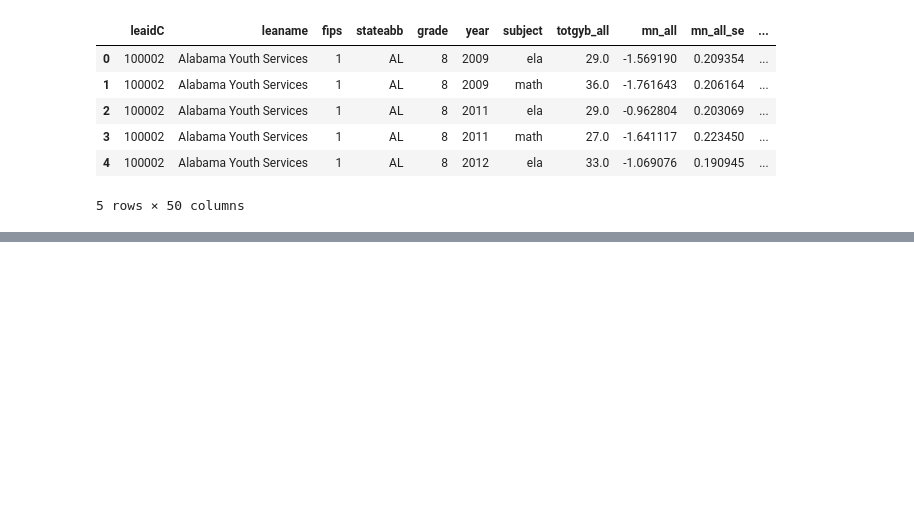
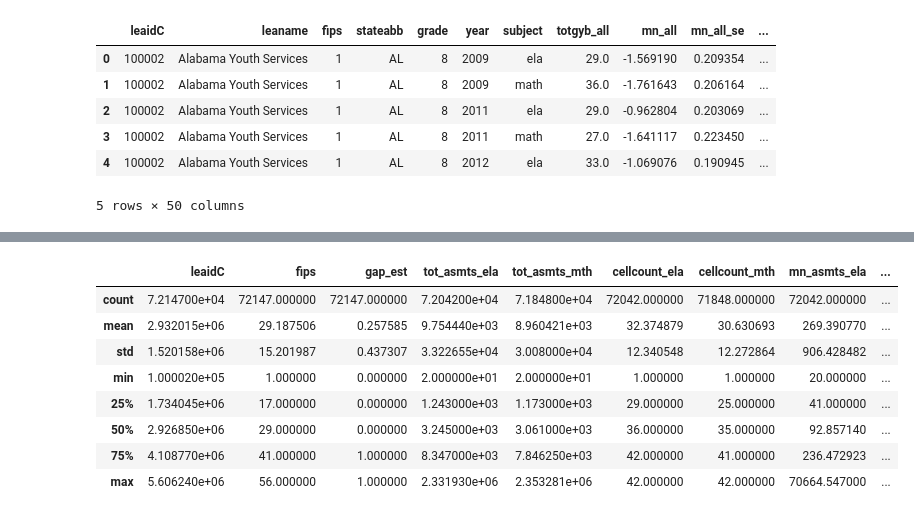
Before and after one commit to tbuck09/Education_Data_Visualization_Project, a Jupyter notebook: SEDA_Data_EDA.ipynb, the cells around one changed output, grey strips where cells are left out. Saved outputs shown, nothing was run; the diff lists cells and outputs as text; code cells hidden in the pictures; blank space fills up the shorter version.

```diff
--- a/SEDA_Data_EDA.ipynb
+++ b/SEDA_Data_EDA.ipynb
@@ -242,0 +455,2 @@ dropna_all_geodist_long_CS.head()
+# %%
+poolsub_cs= pd.read_csv("resources\SEDA_geodist_poolsub_CS_v21.csv")
@@ -242,0 +473,13 @@ dropna_all_geodist_long_CS.head()
+# %%
+desc_poolsub_cs= poolsub_cs.describe()
+desc_poolsub_cs
+# %% [output]
+|  | leaidC | fips | gap_est | tot_asmts_ela | tot_asmts_mth | cellcount_ela | cellcount_mth | mn_asmts_ela | ... |
+| count | 7.214700e+04 | 72147.000000 | 72147.000000 | 7.204200e+04 | 7.184800e+04 | 72042.000000 | 71848.000000 | 72042.000000 | ... |
+| mean | 2.932015e+06 | 29.187506 | 0.257585 | 9.754440e+03 | 8.960421e+03 | 32.374879 | 30.630693 | 269.390770 | ... |
+| std | 1.520158e+06 | 15.201987 | 0.437307 | 3.322655e+04 | 3.008000e+04 | 12.340548 | 12.272864 | 906.428482 | ... |
+| min | 1.000020e+05 | 1.000000 | 0.000000 | 2.000000e+01 | 2.000000e+01 | 1.000000 | 1.000000 | 20.000000 | ... |
+| 25% | 1.734045e+06 | 17.000000 | 0.000000 | 1.243000e+03 | 1.173000e+03 | 29.000000 | 25.000000 | 41.000000 | ... |
+| 50% | 2.926850e+06 | 29.000000 | 0.000000 | 3.245000e+03 | 3.061000e+03 | 36.000000 | 35.000000 | 92.857140 | ... |
+| 75% | 4.108770e+06 | 41.000000 | 1.000000 | 8.347000e+03 | 7.846250e+03 | 42.000000 | 41.000000 | 236.472923 | ... |
+| max | 5.606240e+06 | 56.000000 | 1.000000 | 2.331930e+06 | 2.353281e+06 | 42.000000 | 42.000000 | 70664.547000 | ... |
```
Also changed, not shown: parts of 28 cells of this notebook, 1 other file.
